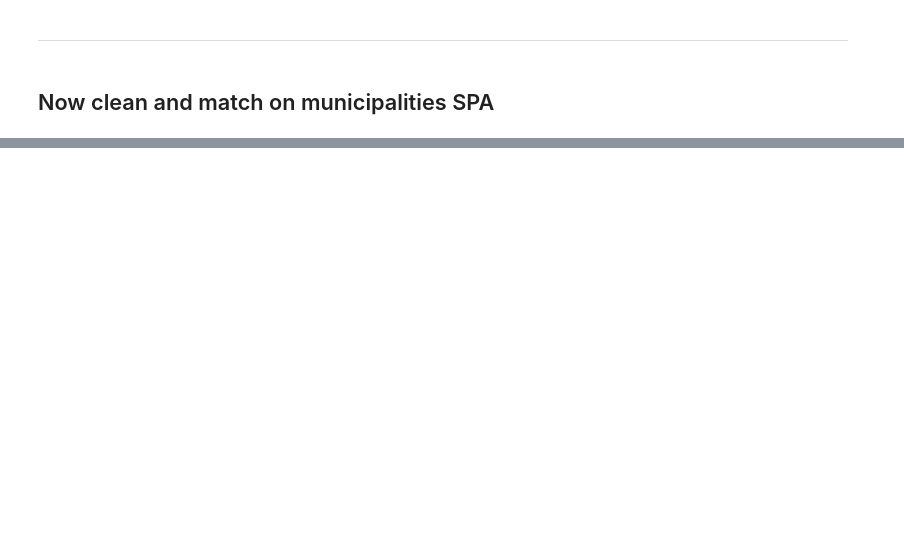
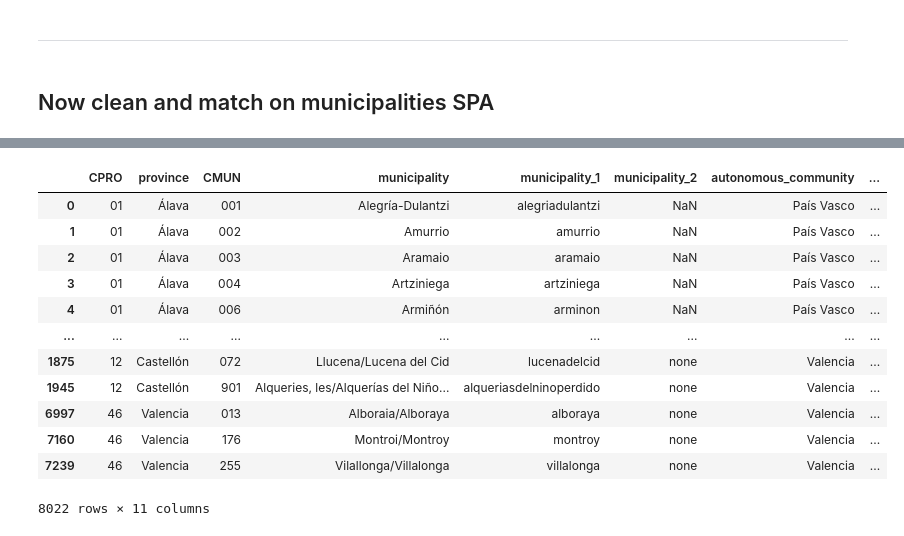
Before and after one commit to marimoysan/ml-pueblos, a Jupyter notebook: notebooks/eda_municipalities_coordinates.ipynb, the cells around one changed output, grey strips where cells are left out. Saved outputs shown, nothing was run; the diff lists cells and outputs as text; code cells hidden in the pictures; blank space fills up the shorter version.

```diff
--- a/notebooks/eda_municipalities_coordinates.ipynb
+++ b/notebooks/eda_municipalities_coordinates.ipynb
@@ -448 +294,6 @@ df = df_municipalities.merge(df_municipalities_coordinates, on = "municipality_s
+# %%
+mask = (merged_df["municipality_1"].isna()) & (merged_df["municipality_2"].isna())
+
+merged_df.loc[mask, "municipality_1"] = merged_df.loc[mask, "municipality_1_y"].copy()
+merged_df.loc[mask, "municipality_2"] = merged_df.loc[mask, "municipality_2_y"].copy()
 # %%
@@ -479,3 +372,19 @@ df.shape
+# %%
+merged_df
+# %% [output]
+|  | CPRO | province | CMUN | municipality | municipality_1 | municipality_2 | autonomous_community | ... |
+| 0 | 01 | Álava | 001 | Alegría-Dulantzi | alegriadulantzi | NaN | País Vasco | ... |
+| 1 | 01 | Álava | 002 | Amurrio | amurrio | NaN | País Vasco | ... |
+| 2 | 01 | Álava | 003 | Aramaio | aramaio | NaN | País Vasco | ... |
+| 3 | 01 | Álava | 004 | Artziniega | artziniega | NaN | País Vasco | ... |
+| 4 | 01 | Álava | 006 | Armiñón | arminon | NaN | País Vasco | ... |
+| ... | ... | ... | ... | ... | ... | ... | ... | ... |
+| 1875 | 12 | Castellón | 072 | Llucena/Lucena del Cid | lucenadelcid | none | Valencia | ... |
+| 1945 | 12 | Castellón | 901 | Alqueries, les/Alquerías del Niño... | alqueriasdelninoperdido | none | Valencia | ... |
+| 6997 | 46 | Valencia | 013 | Alboraia/Alboraya | alboraya | none | Valencia | ... |
+| 7160 | 46 | Valencia | 176 | Montroi/Montroy | montroy | none | Valencia | ... |
+| 7239 | 46 | Valencia | 255 | Vilallonga/Villalonga | villalonga | none | Valencia | ... |
+8022 rows × 11 columns
 # %%
 df.columns
 # %% [output]
```
Also changed, not shown: parts of 74 cells of this notebook.
